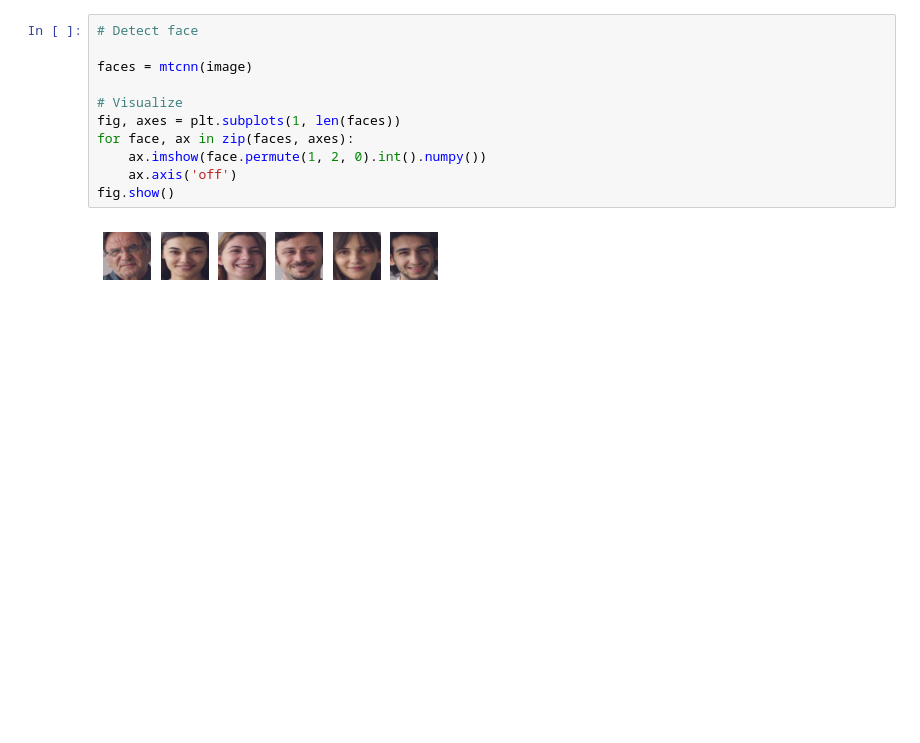
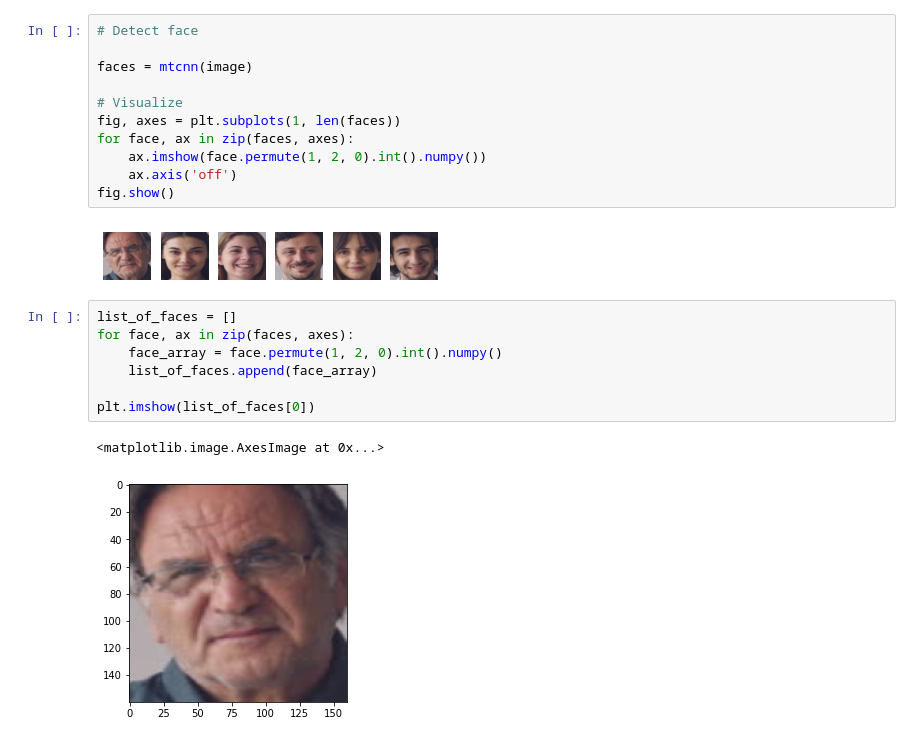
Before and after one commit to mozarik/bangkit-capstone-CAP0166, a Jupyter notebook: ml-project/playground_zein.ipynb, the cells around one changed output. Saved outputs shown, nothing was run; the diff lists cells and outputs as text; blank space fills up the shorter version.

Commit message:
update playground_zein.ipynb for getting list_of_faces array

```diff
--- a/ml-project/playground_zein.ipynb
+++ b/ml-project/playground_zein.ipynb
@@ -35,3 +53,13 @@ for face, ax in zip(faces, axes):
 fig.show()
 # %% [output]
 [figure]
+# %%
+list_of_faces = []
+for face, ax in zip(faces, axes):
+    face_array = face.permute(1, 2, 0).int().numpy()
+    list_of_faces.append(face_array)
+
+plt.imshow(list_of_faces[0])
+# %% [output]
+<matplotlib.image.AxesImage at 0x...>
+[figure, added]
```
Also changed, not shown: parts of 1 cell of this notebook.
